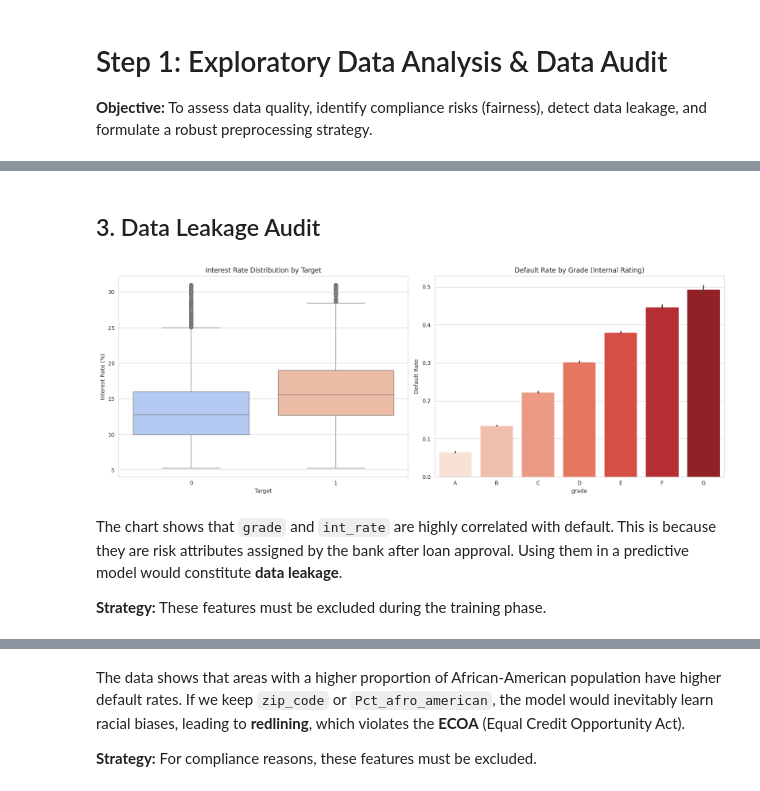
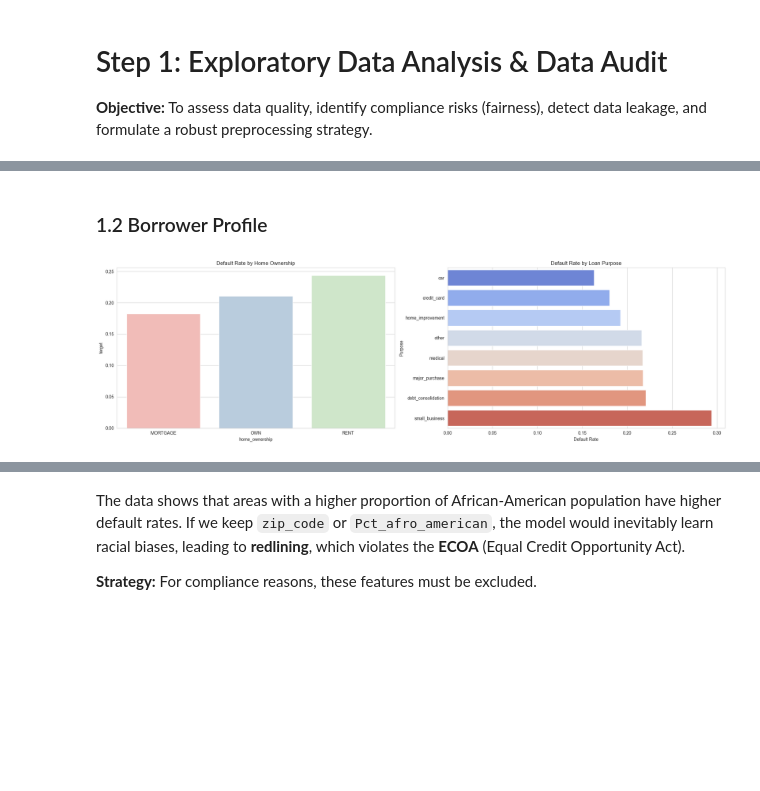
Before and after one commit to Kaixin-XIE-Kai/Credit_Risk_forCapgemini, a Jupyter notebook: notebooks/01_Data_Prep_Audit.ipynb, the cells around one changed output, grey strips where cells are left out. Saved outputs shown, nothing was run; the diff lists cells and outputs as text; code cells hidden in the pictures; blank space fills up the shorter version.

Commit message:
Update notebooks, remove fairness notebook, add models

```diff
--- a/notebooks/01_Data_Prep_Audit.ipynb
+++ b/notebooks/01_Data_Prep_Audit.ipynb
@@ -77,26 +81,36 @@ plt.show()
-# %% [markdown]
-## 3. Data Leakage Audit
-# %%
-fig, axes = plt.subplots(1, 2, figsize=(16, 6))
-
-# 1. Interest Rate vs Default Rate
-sns.boxplot(data=df, x='target', y='int_rate', ax=axes[0], palette='coolwarm')
-axes[0].set_title("Interest Rate Distribution by Target")
-axes[0].set_xlabel("Target")
-axes[0].set_ylabel("Interest Rate (%)")
-
-# 2. Grade vs Default Rate
-# Grade sorted important!
-grade_order = sorted(df['grade'].unique())
-sns.barplot(data=df, x='grade', y='target', order=grade_order, ax=axes[1], palette='Reds')
-axes[1].set_title("Default Rate by Grade (Internal Rating)")
-axes[1].set_ylabel("Default Rate")
-
-plt.tight_layout()
-plt.show()
-# %% [output]
-[figure, removed]
-# %% [markdown]
-The chart shows that `grade` and `int_rate` are highly correlated with default. This is because they are risk attributes assigned by the bank after loan approval. Using them in a predictive model would constitute **data leakage**.
-
-**Strategy:** These features must be excluded during the training phase.
+# %% [markdown]
+### 1.2 Borrower Profile
+# %%
+fig, axes = plt.subplots(1, 2, figsize=(20, 6))
+
+# Home Ownership
+sns.barplot(x='home_ownership', y='target', data=df, ax=axes[0], palette='Pastel1', ci=None)
+axes[0].set_title("Default Rate by Home Ownership")
+
+# Purpose
+top_purposes = df['purpose'].value_counts().nlargest(8).index
+sorted_df = (
+    df[df['purpose'].isin(top_purposes)]
+    .groupby('purpose')['target']
+    .mean()
+    .sort_values()
+    .reset_index()
+)
+
+sns.barplot(
+    y='purpose',
+    x='target',
+    data=sorted_df,
+    ax=axes[1],
+    palette='coolwarm',
+    ci=None
+)
+axes[1].set_title("Default Rate by Loan Purpose")
+axes[1].set_xlabel("Default Rate")
+axes[1].set_ylabel("Purpose")
+
+
+plt.tight_layout()
+plt.show()
+# %% [output]
+[figure, added]
```
Also changed, not shown: parts of 29 cells of this notebook, 7 other files.
